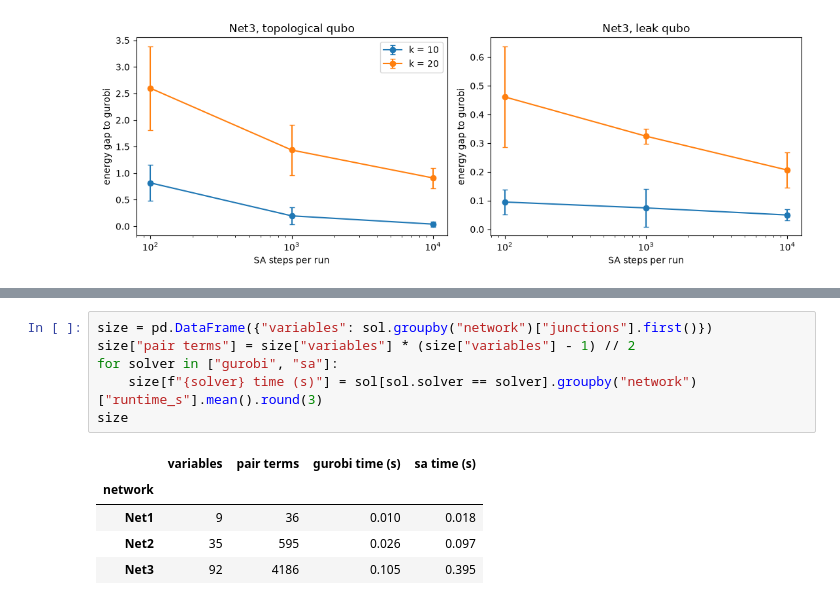
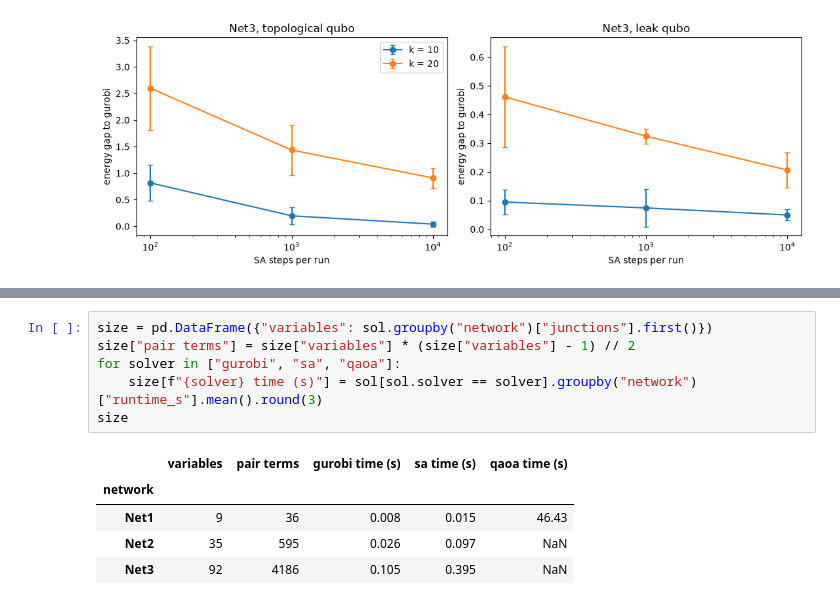
Before and after one commit to hamda-alh/wdn-sensor-qubo, a Jupyter notebook: notebooks/scalability.ipynb, the cells around one changed output, grey strips where cells are left out. Saved outputs shown, nothing was run; the diff lists cells and outputs as text.

Commit message:
added QAOA to scalability analysis

```diff
--- a/notebooks/scalability.ipynb
+++ b/notebooks/scalability.ipynb
@@ -184,15 +177,15 @@ plt.tight_layout()
 # %%
 size = pd.DataFrame({"variables": sol.groupby("network")["junctions"].first()})
 size["pair terms"] = size["variables"] * (size["variables"] - 1) // 2
-for solver in ["gurobi", "sa"]:
+for solver in ["gurobi", "sa", "qaoa"]:
     size[f"{solver} time (s)"] = sol[sol.solver == solver].groupby("network")["runtime_s"].mean().round(3)
 size
 # %% [output]
-|  | variables | pair terms | gurobi time (s) | sa time (s) |
-| network |  |  |  |  |
-| Net1 | 9 | 36 | 0.010 | 0.018 |
-| Net2 | 35 | 595 | 0.026 | 0.097 |
-| Net3 | 92 | 4186 | 0.105 | 0.395 |
+|  | variables | pair terms | gurobi time (s) | sa time (s) | qaoa time (s) |
+| network |  |  |  |  |  |
+| Net1 | 9 | 36 | 0.008 | 0.015 | 46.43 |
+| Net2 | 35 | 595 | 0.026 | 0.097 | NaN |
+| Net3 | 92 | 4186 | 0.105 | 0.395 | NaN |
 # %%
 sa_found = 100 * seeds.groupby(["qubo", "network"])["found optimum"].mean()
 
```
Also changed, not shown: parts of 9 cells of this notebook, 2 other files.
